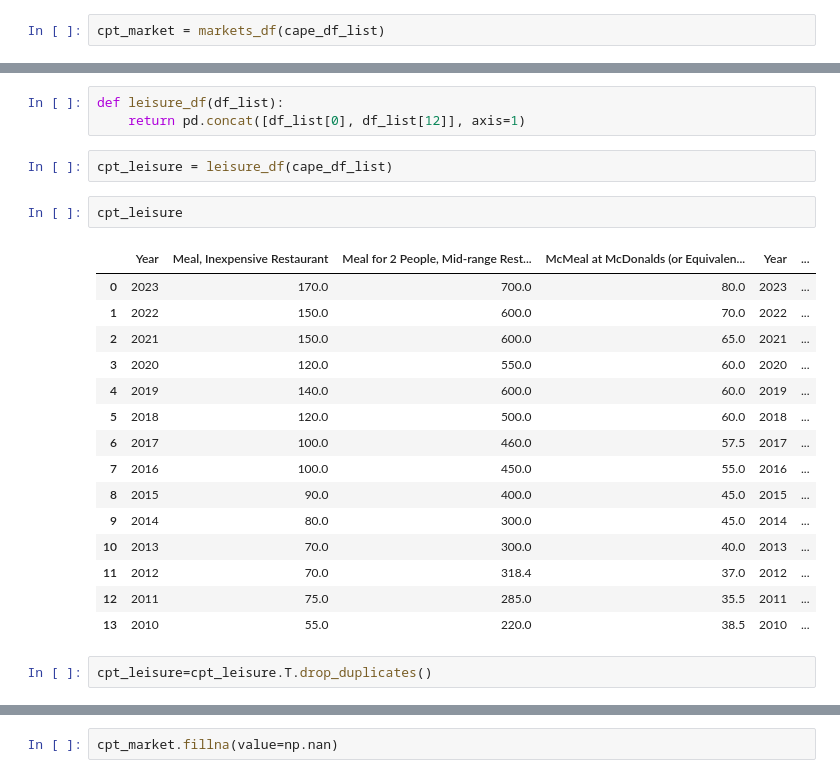
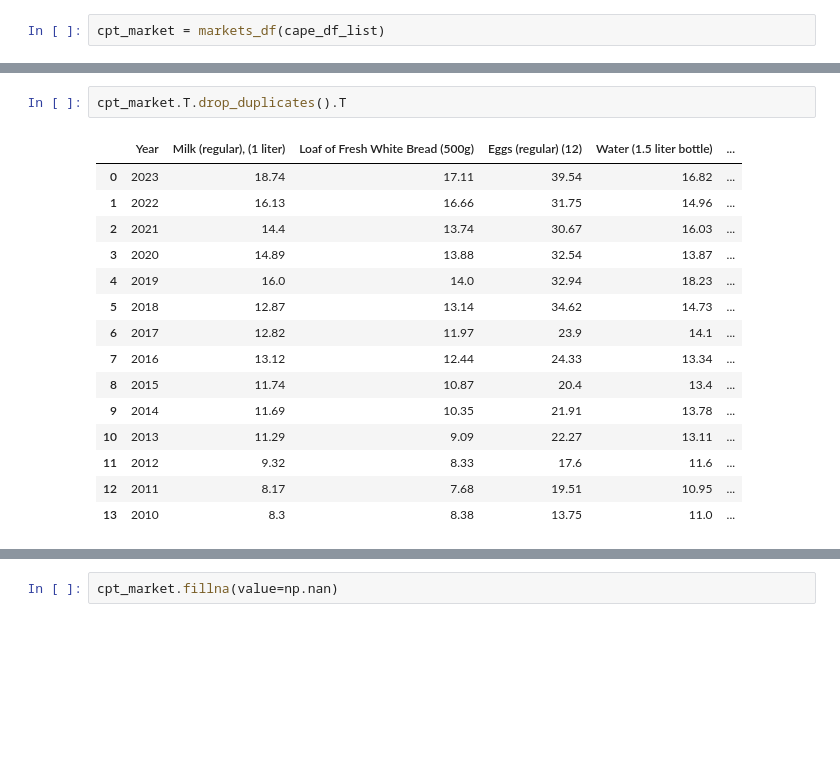
Before and after one commit to xuzmocode4-325/international-city-cost-analysis-data, a Jupyter notebook: cost-of-living-city-data-scraper.ipynb, the cells around one changed output, grey strips where cells are left out. Drawn from its saved outputs; the diff is of its cells as text; blank space fills up the shorter version.

```diff
--- a/cost-of-living-city-data-scraper.ipynb
+++ b/cost-of-living-city-data-scraper.ipynb
@@ -295,25 +302,18 @@ array([False, False, False, False, False, False, False,  True, False,
-# %%
-def leisure_df(df_list):
-    return pd.concat([df_list[0], df_list[12]], axis=1)
-# %%
-cpt_leisure = leisure_df(cape_df_list)
-# %%
-cpt_leisure
-# %% [output]
-|  | Year | Meal, Inexpensive Restaurant | Meal for 2 People, Mid-range Rest... | McMeal at McDonalds (or Equivalen... | Year | ... |
-| 0 | 2023 | 170.0 | 700.0 | 80.0 | 2023 | ... |
-| 1 | 2022 | 150.0 | 600.0 | 70.0 | 2022 | ... |
-| 2 | 2021 | 150.0 | 600.0 | 65.0 | 2021 | ... |
-| 3 | 2020 | 120.0 | 550.0 | 60.0 | 2020 | ... |
-| 4 | 2019 | 140.0 | 600.0 | 60.0 | 2019 | ... |
-| 5 | 2018 | 120.0 | 500.0 | 60.0 | 2018 | ... |
-| 6 | 2017 | 100.0 | 460.0 | 57.5 | 2017 | ... |
-| 7 | 2016 | 100.0 | 450.0 | 55.0 | 2016 | ... |
-| 8 | 2015 | 90.0 | 400.0 | 45.0 | 2015 | ... |
-| 9 | 2014 | 80.0 | 300.0 | 45.0 | 2014 | ... |
-| 10 | 2013 | 70.0 | 300.0 | 40.0 | 2013 | ... |
-| 11 | 2012 | 70.0 | 318.4 | 37.0 | 2012 | ... |
-| 12 | 2011 | 75.0 | 285.0 | 35.5 | 2011 | ... |
-| 13 | 2010 | 55.0 | 220.0 | 38.5 | 2010 | ... |
 # %%
-cpt_leisure=cpt_leisure.T.drop_duplicates()
+cpt_market.T.drop_duplicates().T
+# %% [output]
+|  | Year | Milk (regular), (1 liter) | Loaf of Fresh White Bread (500g) | Eggs (regular) (12) | Water (1.5 liter bottle) | ... |
+| 0 | 2023 | 18.74 | 17.11 | 39.54 | 16.82 | ... |
+| 1 | 2022 | 16.13 | 16.66 | 31.75 | 14.96 | ... |
+| 2 | 2021 | 14.4 | 13.74 | 30.67 | 16.03 | ... |
+| 3 | 2020 | 14.89 | 13.88 | 32.54 | 13.87 | ... |
+| 4 | 2019 | 16.0 | 14.0 | 32.94 | 18.23 | ... |
+| 5 | 2018 | 12.87 | 13.14 | 34.62 | 14.73 | ... |
+| 6 | 2017 | 12.82 | 11.97 | 23.9 | 14.1 | ... |
+| 7 | 2016 | 13.12 | 12.44 | 24.33 | 13.34 | ... |
+| 8 | 2015 | 11.74 | 10.87 | 20.4 | 13.4 | ... |
+| 9 | 2014 | 11.69 | 10.35 | 21.91 | 13.78 | ... |
+| 10 | 2013 | 11.29 | 9.09 | 22.27 | 13.11 | ... |
+| 11 | 2012 | 9.32 | 8.33 | 17.6 | 11.6 | ... |
+| 12 | 2011 | 8.17 | 7.68 | 19.51 | 10.95 | ... |
+| 13 | 2010 | 8.3 | 8.38 | 13.75 | 11.0 | ... |
```
Also changed, not shown: parts of 11 cells of this notebook, 29 other files.
